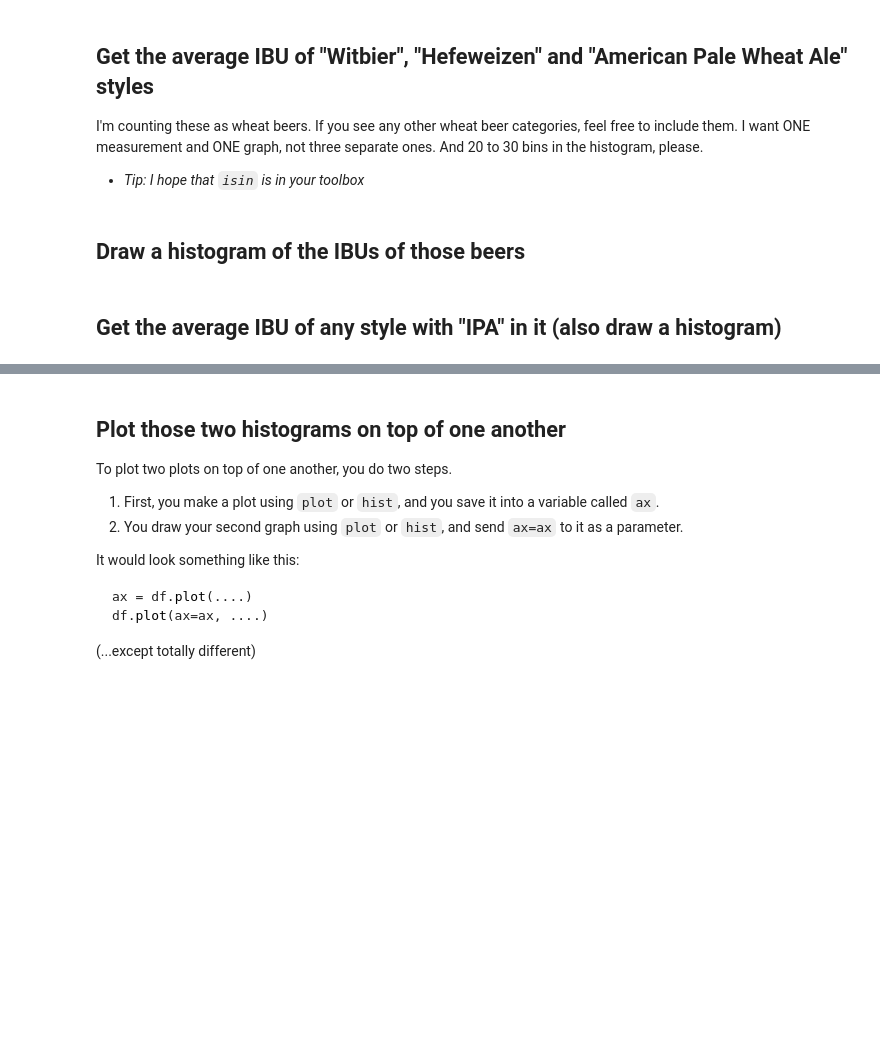
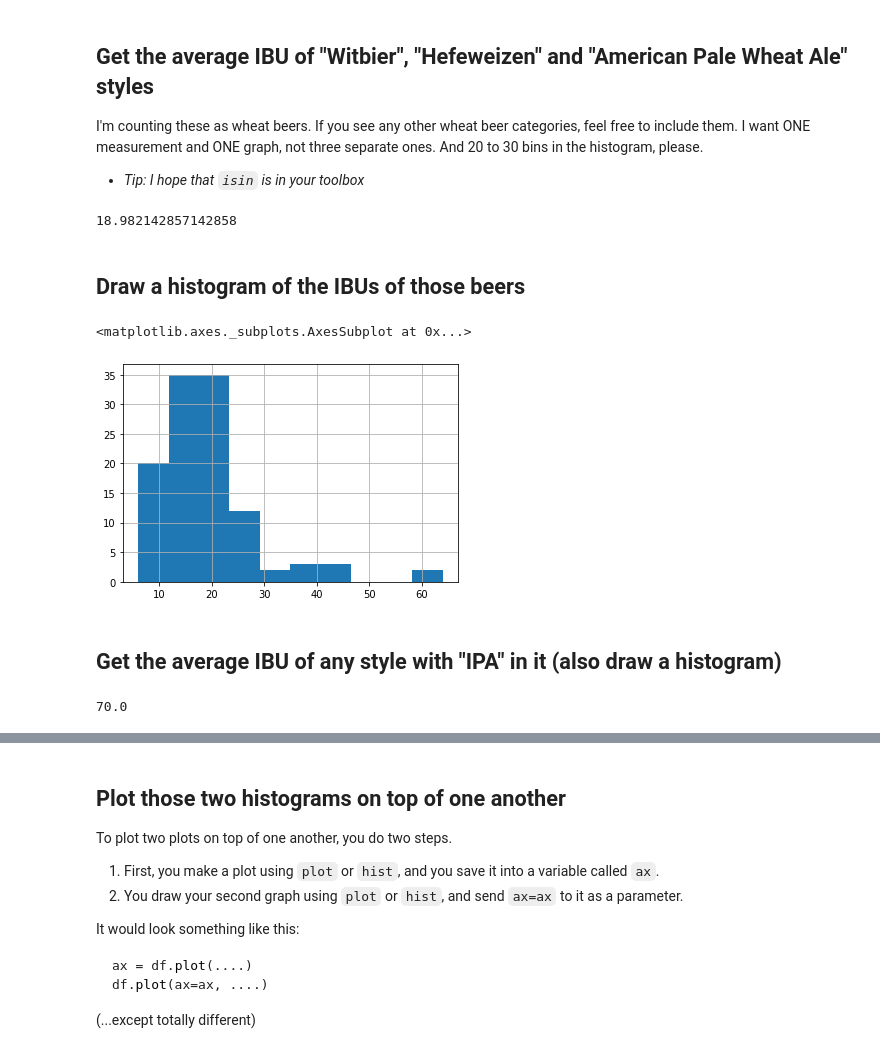
Before and after one commit to elenamlutz/foundations_homework, a Jupyter notebook: 06-homework/Dataset ONE - Beer cans.ipynb, the cells around one changed output, grey strips where cells are left out. Drawn from its saved outputs; the diff is of its cells as text; code cells hidden in the pictures; blank space fills up the shorter version.

```diff
--- a/06-homework/Dataset ONE - Beer cans.ipynb
+++ b/06-homework/Dataset ONE - Beer cans.ipynb
@@ -409,7 +468,20 @@ df.groupby(by='Beer').IBUs.median().sort_values(ascending=False).hist()
 I'm counting these as wheat beers. If you see any other wheat beer categories, feel free to include them. I want ONE measurement and ONE graph, not three separate ones. And 20 to 30 bins in the histogram, please.
 
 - *Tip: I hope that `isin` is in your toolbox*
+# %%
+df[df.Style.isin(['Witbier', 'Hefeweizen', 'American Pale Wheat Ale'])].IBUs.astype(float).mean()
+# %% [output]
+18.982142857142858
 # %% [markdown]
 ## Draw a histogram of the IBUs of those beers
+# %%
+df[df.Style.isin(['Witbier', 'Hefeweizen', 'American Pale Wheat Ale'])].IBUs.hist()
+# %% [output]
+<matplotlib.axes._subplots.AxesSubplot at 0x...>
+[figure, added]
 # %% [markdown]
 ## Get the average IBU of any style with "IPA" in it (also draw a histogram)
+# %%
+df[df.Style.str.contains(" IPA")].IBUs.median()
+# %% [output]
+70.0
```
Also changed, not shown: parts of 20 cells of this notebook.
